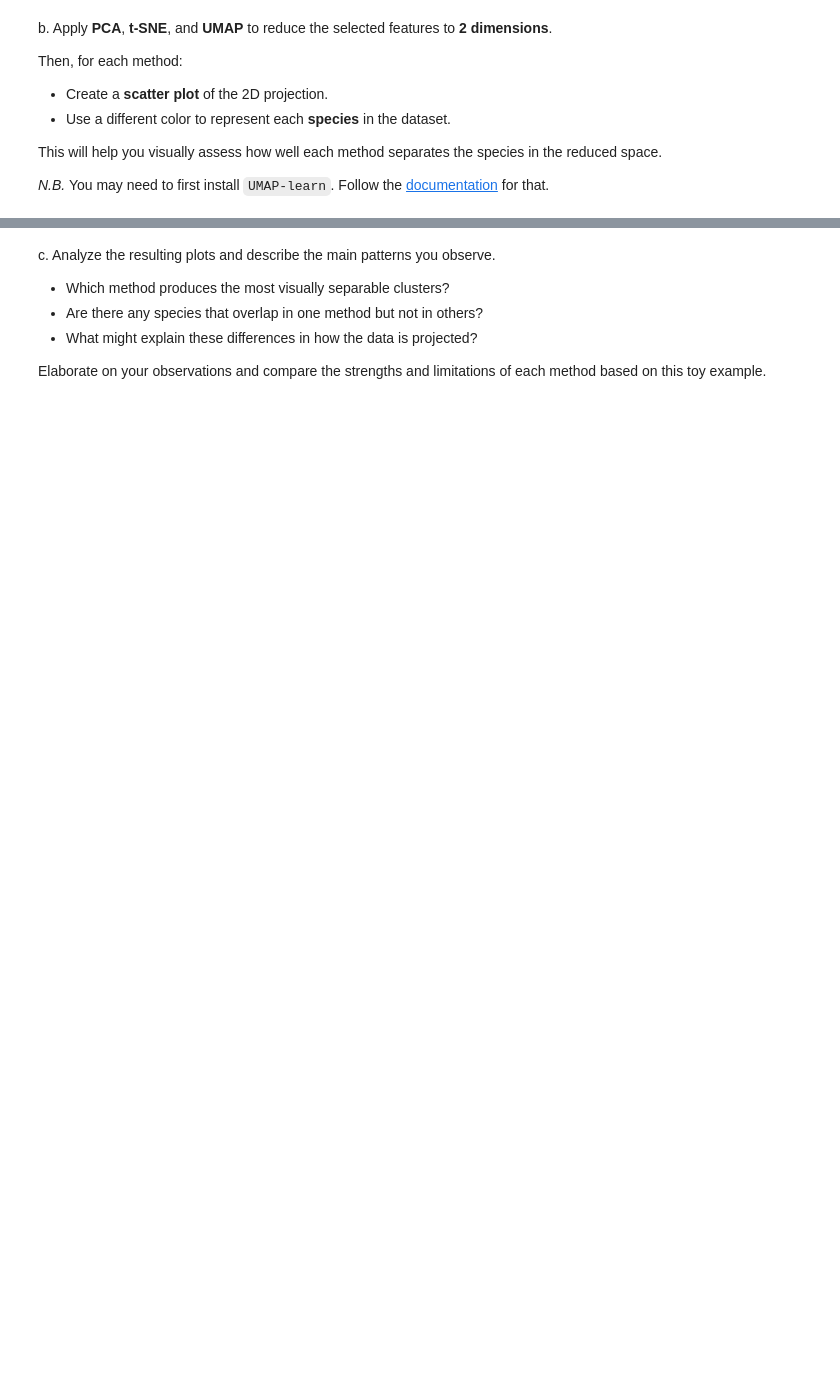
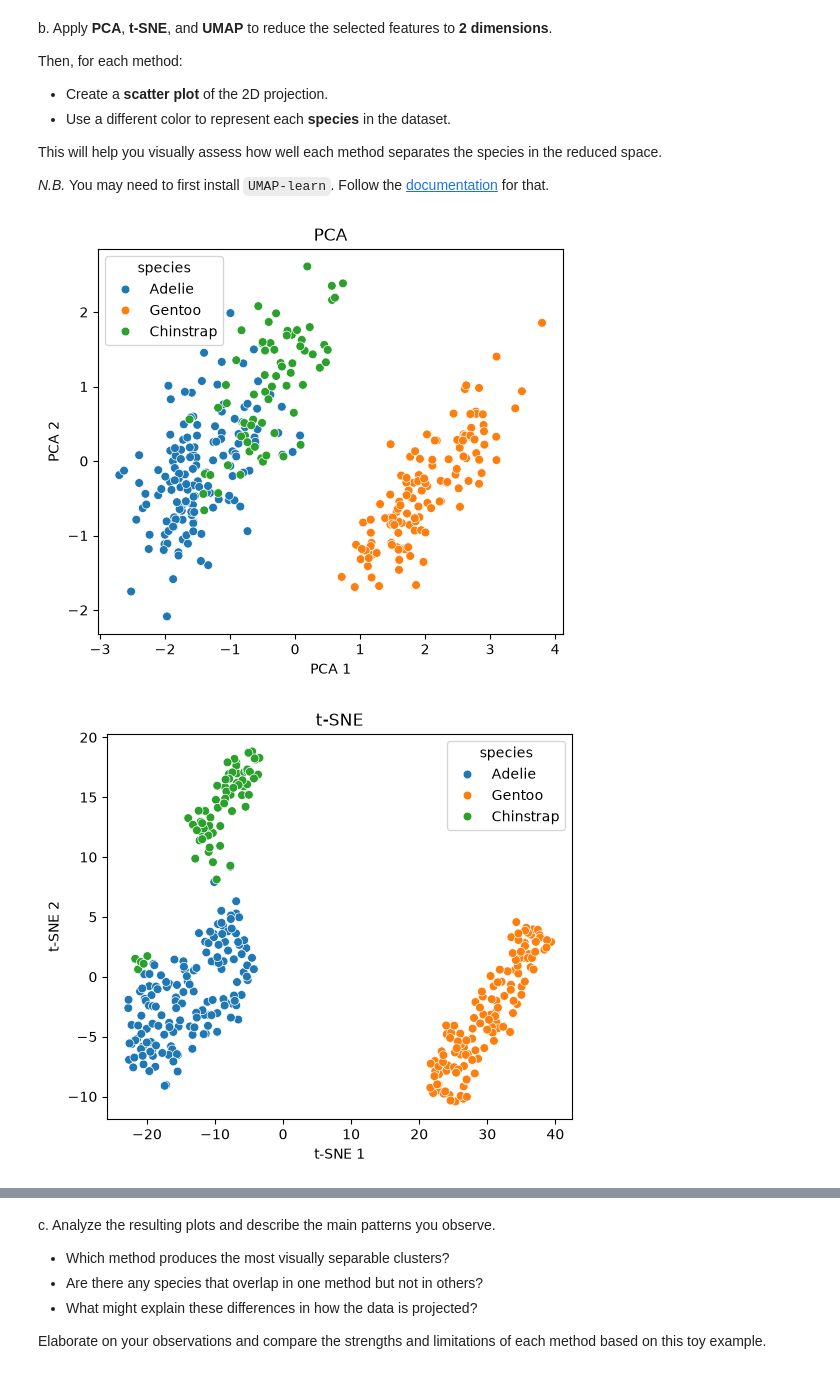
Before and after one commit to james-torgerson/ds4021_lab03, a Jupyter notebook: 03-tsne-and-umap.ipynb, the cells around one changed output, grey strips where cells are left out. Drawn from its saved outputs; the diff is of its cells as text; code cells hidden in the pictures; blank space fills up the shorter version.

Commit message:
Q2 Penguins Work

```diff
--- a/03-tsne-and-umap.ipynb
+++ b/03-tsne-and-umap.ipynb
@@ -76,4 +76,13 @@ Select the following numerical features:
 
 Then, **standardize** these features so that each has zero mean and unit variance.
 # %%
-# YOUR CODE HERE
+import pandas as pd
+from sklearn.preprocessing import StandardScaler
+penguins = pd.read_csv("https://raw.githubusercontent.com/allisonhorst/palmerpenguins/c19a904462482430170bfe2c718775ddb7dbb885/inst/extdata/penguins.csv")
+print(penguins.head())
+
+#standardize the 4 feautres
+features = ['bill_length_mm', 'bill_depth_mm', 'flipper_length_mm', 'body_mass_g']
+penguins[features] = StandardScaler().fit_transform(penguins[features])
+# print mean to make sure standardized correctly
+print(penguins[features].mean().round(4))
@@ -88,4 +116,39 @@ This will help you visually assess how well each method separates the species in
 
 *N.B.* You may need to first install `UMAP-learn`. Follow the [documentation](https://umap-learn.readthedocs.io/en/latest/index.html) for that.
 # %%
-# YOUR CODE HERE
+import seaborn as sns
+from sklearn.decomposition import PCA
+from sklearn.manifold import TSNE
+import matplotlib.pyplot as plt
+import umap
+
+# drop NA / missing values becuase cannot plot
+penguins = penguins.dropna(subset=features).reset_index(drop=True)
+
+#make dataset X
+X = penguins[features]
+
+
+# PCA projectiion with 2 components
+pca_2d = PCA(n_components=2).fit_transform(X)
+# t-SNE projection with 2 components
+tsne_2d = TSNE(n_components=2, random_state=42).fit_transform(X)
+# UMAP projection with 2 components
+umap_2d = umap.UMAP(n_components=2, random_state=42).fit_transform(X)
+
+projections = {"PCA": pca_2d, "t-SNE": tsne_2d, "UMAP": umap_2d}
+
+# for loop for projections
+for name, i in projections.items():
+    plt.figure(figsize=(6, 5))
+    sns.scatterplot(
+        x=i[:, 0], y=i[:, 1],
+        hue=penguins['species'], s=40
+    )
+    plt.title(name)
+    plt.xlabel(f"{name} 1")
+    plt.ylabel(f"{name} 2")
+    plt.show()
+# %% [output]
+[figure, added]
+[figure, added]
```
Also changed, not shown: parts of 5 cells of this notebook.
